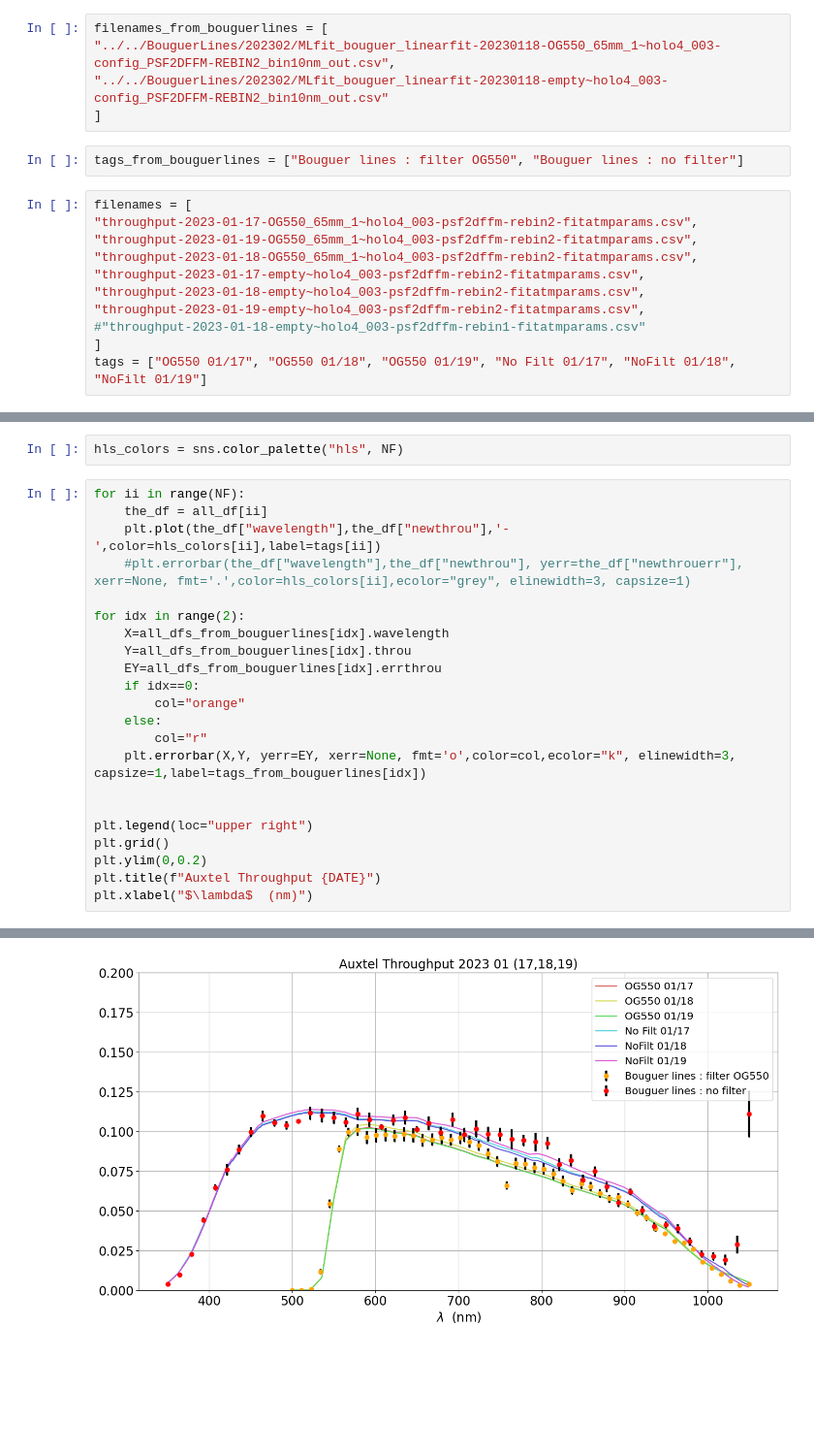
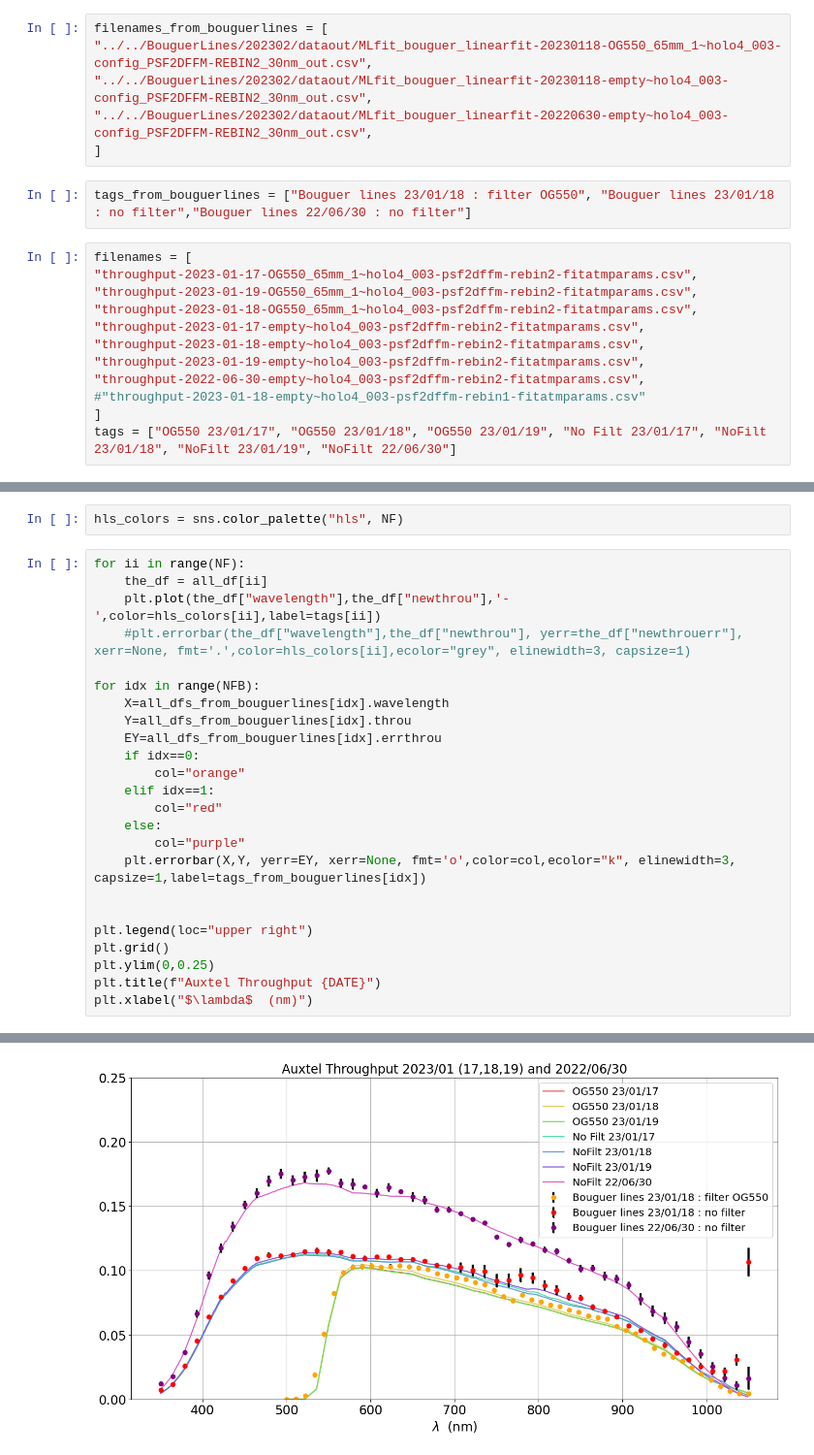
Before and after one commit to sylvielsstfr/AuxTelComm, a Jupyter notebook: notebooks_usdf/FitAtmosphericParameters/202302/CompareThroughputs.ipynb, the cells around one changed output, grey strips where cells are left out. Shown at 97% size. Saved outputs shown, nothing was run; the diff lists cells and outputs as text; blank space fills up the shorter version.

Commit message:
update CompareThroughputs.ipynb with 2022 data

```diff
--- a/notebooks_usdf/FitAtmosphericParameters/202302/CompareThroughputs.ipynb
+++ b/notebooks_usdf/FitAtmosphericParameters/202302/CompareThroughputs.ipynb
@@ -58,11 +58,12 @@ DATE="2023 01 (17,18,19)"
 path_out = "dataout/throughput"
 # %%
 filenames_from_bouguerlines = [
-"../../BouguerLines/202302/MLfit_bouguer_linearfit-20230118-OG550_65mm_1~holo4_003-config_PSF2DFFM-REBIN2_bin10nm_out.csv",
-"../../BouguerLines/202302/MLfit_bouguer_linearfit-20230118-empty~holo4_003-config_PSF2DFFM-REBIN2_bin10nm_out.csv"
+"../../BouguerLines/202302/dataout/MLfit_bouguer_linearfit-20230118-OG550_65mm_1~holo4_003-config_PSF2DFFM-REBIN2_30nm_out.csv",
+"../../BouguerLines/202302/dataout/MLfit_bouguer_linearfit-20230118-empty~holo4_003-config_PSF2DFFM-REBIN2_30nm_out.csv",
+"../../BouguerLines/202302/dataout/MLfit_bouguer_linearfit-20220630-empty~holo4_003-config_PSF2DFFM-REBIN2_30nm_out.csv",
 ]
 # %%
-tags_from_bouguerlines = ["Bouguer lines : filter OG550", "Bouguer lines : no filter"]
+tags_from_bouguerlines = ["Bouguer lines 23/01/18 : filter OG550", "Bouguer lines 23/01/18 : no filter","Bouguer lines 22/06/30 : no filter"]
 # %%
 filenames = [
 "throughput-2023-01-17-OG550_65mm_1~holo4_003-psf2dffm-rebin2-fitatmparams.csv",
@@ -71,9 +72,10 @@ filenames = [
 "throughput-2023-01-17-empty~holo4_003-psf2dffm-rebin2-fitatmparams.csv",
 "throughput-2023-01-18-empty~holo4_003-psf2dffm-rebin2-fitatmparams.csv",
 "throughput-2023-01-19-empty~holo4_003-psf2dffm-rebin2-fitatmparams.csv",
+"throughput-2022-06-30-empty~holo4_003-psf2dffm-rebin2-fitatmparams.csv",
 #"throughput-2023-01-18-empty~holo4_003-psf2dffm-rebin1-fitatmparams.csv"
 ]
-tags = ["OG550 01/17", "OG550 01/18", "OG550 01/19", "No Filt 01/17", "NoFilt 01/18", "NoFilt 01/19"]
+tags = ["OG550 23/01/17", "OG550 23/01/18", "OG550 23/01/19", "No Filt 23/01/17", "NoFilt 23/01/18", "NoFilt 23/01/19", "NoFilt 22/06/30"]
 # %%
 all_dfs_from_bouguerlines = []
 for filename in filenames_from_bouguerlines:
@@ -108,28 +117,30 @@ hls_colors = sns.color_palette("hls", NF)
 # %%
 for ii in range(NF):
     the_df = all_df[ii]
     plt.plot(the_df["wavelength"],the_df["newthrou"],'-',color=hls_colors[ii],label=tags[ii])
     #plt.errorbar(the_df["wavelength"],the_df["newthrou"], yerr=the_df["newthrouerr"], xerr=None, fmt='.',color=hls_colors[ii],ecolor="grey", elinewidth=3, capsize=1)
 
-for idx in range(2):
+for idx in range(NFB):
     X=all_dfs_from_bouguerlines[idx].wavelength
     Y=all_dfs_from_bouguerlines[idx].throu
     EY=all_dfs_from_bouguerlines[idx].errthrou
     if idx==0:
         col="orange"
+    elif idx==1:
+        col="red"
     else:
-        col="r"
+        col="purple"
     plt.errorbar(X,Y, yerr=EY, xerr=None, fmt='o',color=col,ecolor="k", elinewidth=3, capsize=1,label=tags_from_bouguerlines[idx])
 
 
 plt.legend(loc="upper right")
 plt.grid()
-plt.ylim(0,0.2)
+plt.ylim(0,0.25)
 plt.title(f"Auxtel Throughput {DATE}")
 plt.xlabel("$\lambda$  (nm)")
 # %% [output]
 Text(0.5, 0, '$\\lambda$  (nm)')
-[figure, old version]
+[figure, new version]
 # %%
 fig = plt.figure(figsize=(16, 10))
 gs = gridspec.GridSpec(2, 1,height_ratios=[3,1] ,figure=fig)
```
Also changed, not shown: parts of 5 cells of this notebook.
